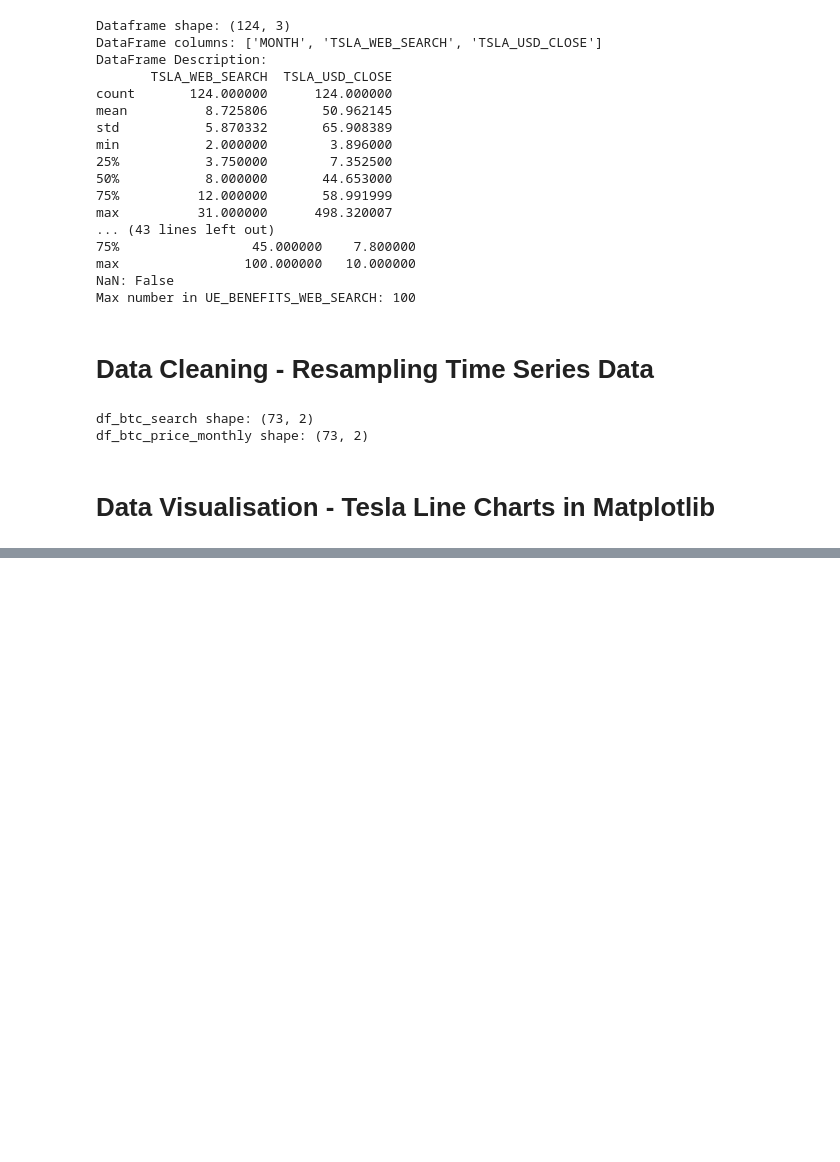
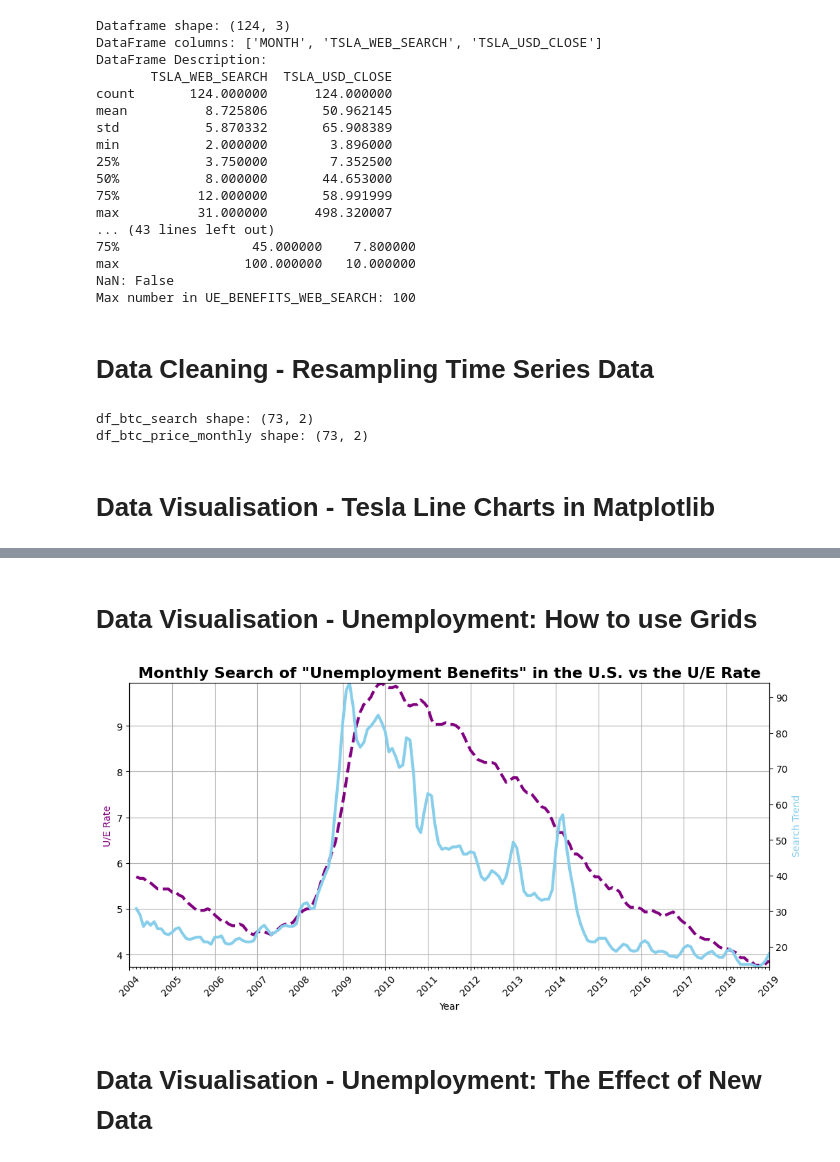
Before and after one commit to myself-Irfan/100_Python_Angela, a Jupyter notebook: 75/75.ipynb, the cells around one changed output, grey strips where cells are left out. Saved outputs shown, nothing was run; the diff lists cells and outputs as text; code cells hidden in the pictures; blank space fills up the shorter version.

```diff
--- a/75/75.ipynb
+++ b/75/75.ipynb
@@ -163,0 +223,55 @@ if __name__ == "__main__":
+# %% [markdown]
+# Data Visualisation - Unemployment: How to use Grids
+# %%
+if __name__ == "__main__":
+    setup_logging()
+
+    df_unemployment = fetch_df('UE Benefits Search vs UE Rate 2004-19.csv')
+    df_unemployment.MONTH = pd.to_datetime(df_unemployment.MONTH)
+    rolling_df = df_unemployment[['UE_BENEFITS_WEB_SEARCH', 'UNRATE']].rolling(window=3).mean()
+
+    plt.figure(figsize=(10, 5), dpi=100)
+    plt.title('Monthly Search of "Unemployment Benefits" in the U.S. vs the U/E Rate', fontsize=16, fontweight='bold')
+    plt.xticks(fontsize=10, rotation=45)
+    plt.grid()
+    plt.tight_layout()
+
+    years = mdates.YearLocator()
+    months = mdates.MonthLocator()
+    years_fmt = mdates.DateFormatter('%Y')
+    months_fmt = mdates.DateFormatter('%b')
+
+    ax1 = plt.gca()
+    ax2 = ax1.twinx()
+
+    ax1.xaxis.set_major_locator(years)
+    ax1.xaxis.set_major_formatter(years_fmt)
+    ax1.xaxis.set_minor_locator(months)
+
+    ax1.set_xlabel('Year', fontsize=10)
+    ax1.set_ylabel('U/E Rate', color='purple', fontsize=10)
+    ax2.set_ylabel('Search Trend', color='skyblue', fontsize=10)
+
+    ax1.set_xlim([df_unemployment.MONTH.min(), df_unemployment.MONTH.max()])
+    ax1.set_ylim([rolling_df.UNRATE.min(), rolling_df.UNRATE.max()])
+    ax2.set_ylim([rolling_df.UE_BENEFITS_WEB_SEARCH.min(), rolling_df.UE_BENEFITS_WEB_SEARCH.max()])
+
+    ax1.plot(
+        df_unemployment.MONTH,
+        rolling_df.UNRATE,
+        color='purple',
+        linewidth=3,
+        linestyle='--'
+    )
+    ax2.plot(
+        df_unemployment.MONTH,
+        rolling_df.UE_BENEFITS_WEB_SEARCH,
+        color='skyblue',
+        linewidth=3
+    )
+
+    plt.show()
+# %% [output]
+[figure, added]
+# %% [markdown]
+# Data Visualisation - Unemployment: The Effect of New Data
```
Also changed, not shown: parts of 4 cells of this notebook.
